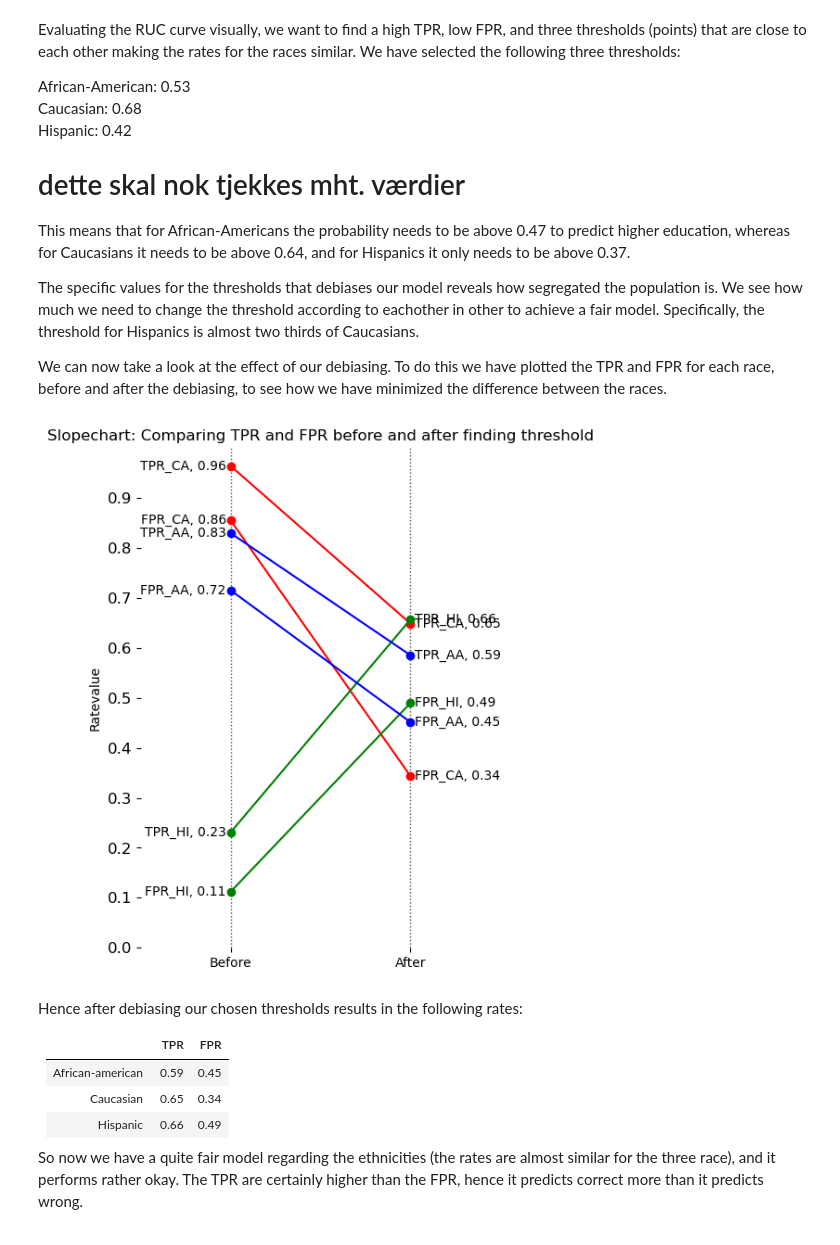
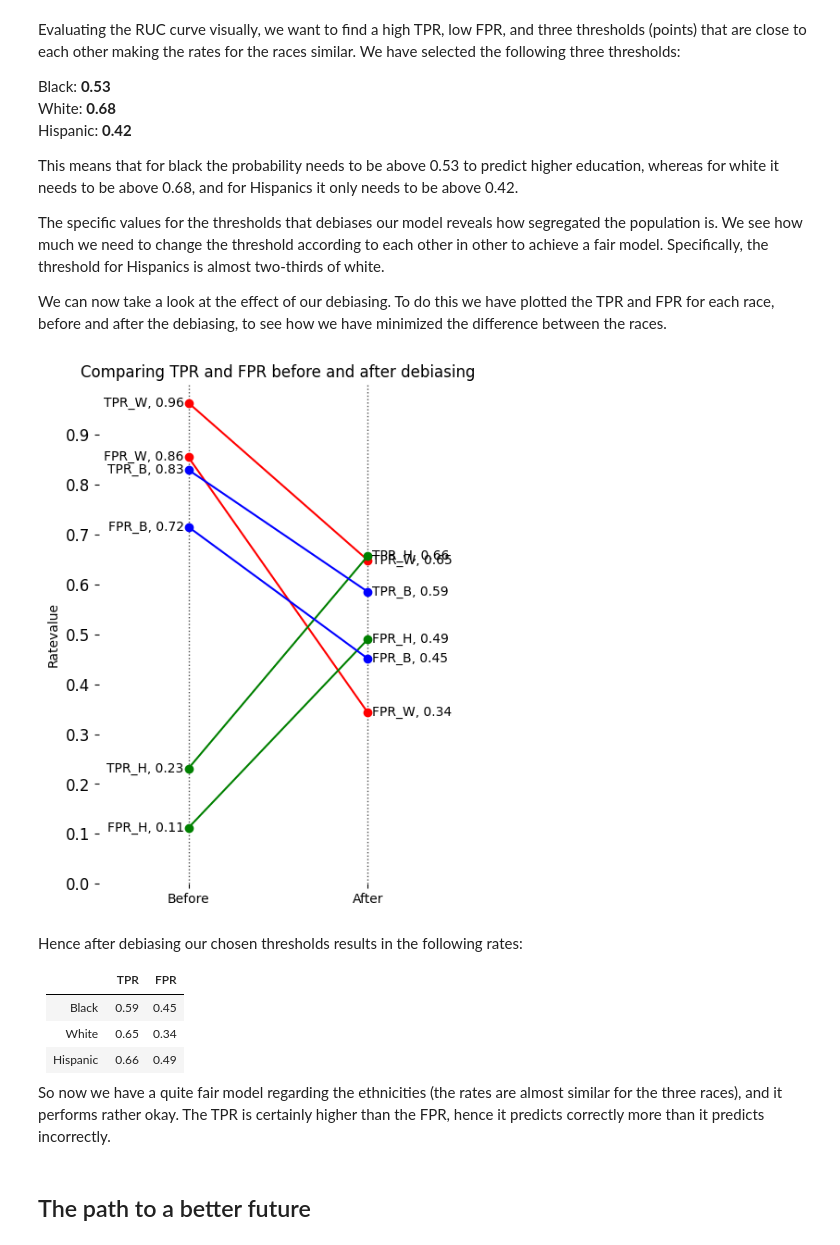
Before and after one commit to MiaMiya/NYC_Education, a Jupyter notebook: NYC_Book/_build/jupyter_execute/Report2.ipynb, the cells around one changed output. Drawn from its saved outputs; the diff is of its cells as text; code cells hidden in the pictures.

```diff
--- a/NYC_Book/_build/jupyter_execute/Report2.ipynb
+++ b/NYC_Book/_build/jupyter_execute/Report2.ipynb
@@ -42,6 +42,7 @@ import math
 # %% [output]
 [interactive output not drawn]
 # %%
+## Read data
 data = pd.read_csv("NYCgov_Poverty_Measure_Data__2015_.csv")
 
 # Adding column for age-group
@@ -54,13 +55,14 @@ data['AgeGroup'] = pd.cut(data['AGEP'], bins=bins, labels=labels, right=True)
 data_adult = data[data['AGEP'] > 24]
 
 # Mapping of different columns
-EducAttain_map = {1:'less than High School',2:'High School Degree',3:'Some College',4:'Bachelors Degree or higher'}
+EducAttain_map = {1:'Less than High School',2:'High School Degree',3:'Some College',4:'Bachelor\'s Degree or higher'}
 SEX_map = {1: 'Male', 2:'Female'}
 Boro_map = {1:'Bronx', 2:'Brooklyn',3:'Manhattan',4:'Queens',5:'Staten Island'}
 Off_Pov_Stat_map = {1:'In Poverty',2:'Not in Poverty'}
 Ethnicity_map = {1:'Non-Hispanic White',2:'Non-Hispanic Black',3:'Non-Hispanic Asian',
     4:'Hispanic, Any Race',5:'Other Race/Ethnic Group'}
-
+LANX_map = {1: 'Another Language Spoken', 2:'Only English Spoken'}
+DIS_map = {1: 'Disability', 2:'No Disability'}
 
 # Adding column of total income
 temp_col = (data_adult['INTP_adj'] + data_adult['SEMP_adj'] + data_adult['WAGP_adj'] +data_adult['RETP_adj'])/1000
@@ -408,15 +385,13 @@ Loading BokehJS ...
 Evaluating the RUC curve visually, we want to find a high TPR, low FPR, and three thresholds (points) that are close to each other making the rates for the races similar.
 We have selected the following three thresholds:
 
-African-American: 0.53
-Caucasian: 0.68
-Hispanic: 0.42
+Black: **0.53**
+White: **0.68**
+Hispanic: **0.42**
 
-# dette skal nok tjekkes mht. værdier
+This means that for black the probability needs to be above 0.53 to predict higher education, whereas for white it needs to be above 0.68, and for Hispanics it only needs to be above 0.42.
 
-This means that for African-Americans the probability needs to be above 0.47 to predict higher education, whereas for Caucasians it needs to be above 0.64, and for Hispanics it only needs to be above 0.37.
-
-The specific values for the thresholds that debiases our model reveals how segregated the population is. We see how much we need to change the threshold according to eachother in other to achieve a fair model. Specifically, the threshold for Hispanics is almost two thirds of Caucasians.
+The specific values for the thresholds that debiases our model reveals how segregated the population is. We see how much we need to change the threshold according to each other in other to achieve a fair model. Specifically, the threshold for Hispanics is almost two-thirds of white.
 
 We can now take a look at the effect of our debiasing. To do this we have plotted the TPR and FPR for each race, before and after the debiasing, to see how we have minimized the difference between the races.
 # %%
@@ -432,14 +407,13 @@ A_TPR_CA, A_FPR_CA = TPR_FPR(y_test_CA, y_hat_CA_th)
 A_TPR_HI, A_FPR_HI = TPR_FPR(y_test_HI, y_hat_HI_th)
 A_TPR_AA, A_FPR_AA = TPR_FPR(y_test_AA, y_hat_AA_th)
 
-df = pd.DataFrame({'Name':['TPR_CA', 'FPR_CA', 'TPR_HI', 'FPR_HI', 'TPR_AA', 'FPR_AA'],'Before':[TPR_CA,FPR_CA,TPR_HI,FPR_HI, TPR_AA, FPR_AA], "After":[A_TPR_CA,A_FPR_CA,A_TPR_HI,A_FPR_HI, A_TPR_AA, A_FPR_AA]})
+df = pd.DataFrame({'Name':['TPR_W', 'FPR_W', 'TPR_H', 'FPR_H', 'TPR_B', 'FPR_B'],'Before':[TPR_CA,FPR_CA,TPR_HI,FPR_HI, TPR_AA, FPR_AA], "After":[A_TPR_CA,A_FPR_CA,A_TPR_HI,A_FPR_HI, A_TPR_AA, A_FPR_AA]})
 
 left_label = [str(c) + ', '+ str(round(y,2)) for c, y in zip(df.Name, df['Before'])]
 right_label = [str(c) + ', '+ str(round(y,2)) for c, y in zip(df.Name, df['After'])]
 klass = ['red' if (y1-y2) > 0 else 'green' for y1, y2 in zip(df['Before'], df['After'])]
 
-# draw line
-# https://stackoverflow.com/questions/36470343/how-to-draw-a-line-with-matplotlib/36479941
+# Draw line
 def newline(p1, p2, color='black'):
     ax = plt.gca()
     l = mlines.Line2D([p1[0],p2[0]], [p1[1],p2[1]], color=color, marker='o', markersize=6)
@@ -453,42 +427,44 @@ axs.vlines(x=3, ymin=0, ymax=1, color='black', alpha=0.7, linewidth=1, linestyle
 # Points
 axs.scatter(y=df['Before'], x=np.repeat(1, df.shape[0]), s=10, color='black', alpha=0.7)
 axs.scatter(y=df['After'], x=np.repeat(3, df.shape[0]), s=10, color='black', alpha=0.7)
 
 # Line Segmentsand Annotation
 i = 0
 for p1, p2, c in zip(df['Before'], df['After'], df['Name']):
     if (i < 2):
         newline([1,p1], [3,p2], color = 'red')
     elif (i <4):
         newline([1,p1], [3,p2], color = 'green')
     else:
         newline([1,p1], [3,p2], color = 'blue')
     i += 1
     axs.text(1-0.05, p1, c + ', ' + str(round(p1,2)), horizontalalignment='right', verticalalignment='center', fontdict={'size':10})
     axs.text(3+0.05, p2, c + ', ' + str(round(p2,2)), horizontalalignment='left', verticalalignment='center', fontdict={'size':10})
 
 # Decoration
-axs.set_title("Slopechart: Comparing TPR and FPR before and after finding threshold", fontdict={'size':12})
+axs.set_title("Comparing TPR and FPR before and after debiasing", fontdict={'size':12})
 axs.set(xlim=(0,4), ylim=(0,1), ylabel='Ratevalue')
 axs.set_xticks([1,3])
 axs.set_xticklabels(["Before", "After"])
 plt.yticks(np.arange(0, 1, 0.1), fontsize=12)
 
 # Lighten borders
 plt.gca().spines["top"].set_alpha(.0)
 plt.gca().spines["bottom"].set_alpha(.0)
 plt.gca().spines["right"].set_alpha(.0)
 plt.gca().spines["left"].set_alpha(.0)
 plt.show()
 # %% [output]
-[figure, old version]
+[figure, new version]
 # %% [markdown]
 Hence after debiasing our chosen thresholds results in the following rates:
 
 | | TPR | FPR |
 | :- | -: | :-: |
-| African-american | 0.59 | 0.45 |
-| Caucasian | 0.65 | 0.34 |
+| Black | 0.59 | 0.45 |
+| White | 0.65 | 0.34 |
 | Hispanic | 0.66 | 0.49 |
 
-So now we have a quite fair model regarding the ethnicities (the rates are almost similar for the three race), and it performs rather okay. The TPR are certainly higher than the FPR, hence it predicts correct more than it predicts wrong.
+So now we have a quite fair model regarding the ethnicities (the rates are almost similar for the three races), and it performs rather okay. The TPR is certainly higher than the FPR, hence it predicts correctly more than it predicts incorrectly.
+# %% [markdown]
+## The path to a better future
```
Also changed, not shown: parts of 10 cells of this notebook, 41 other files.
